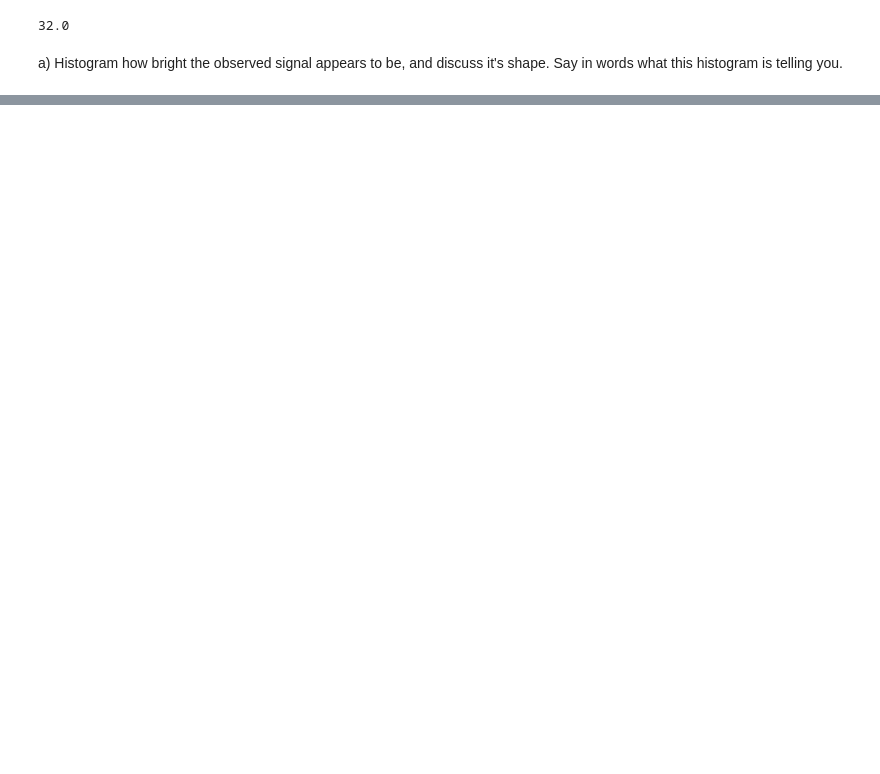
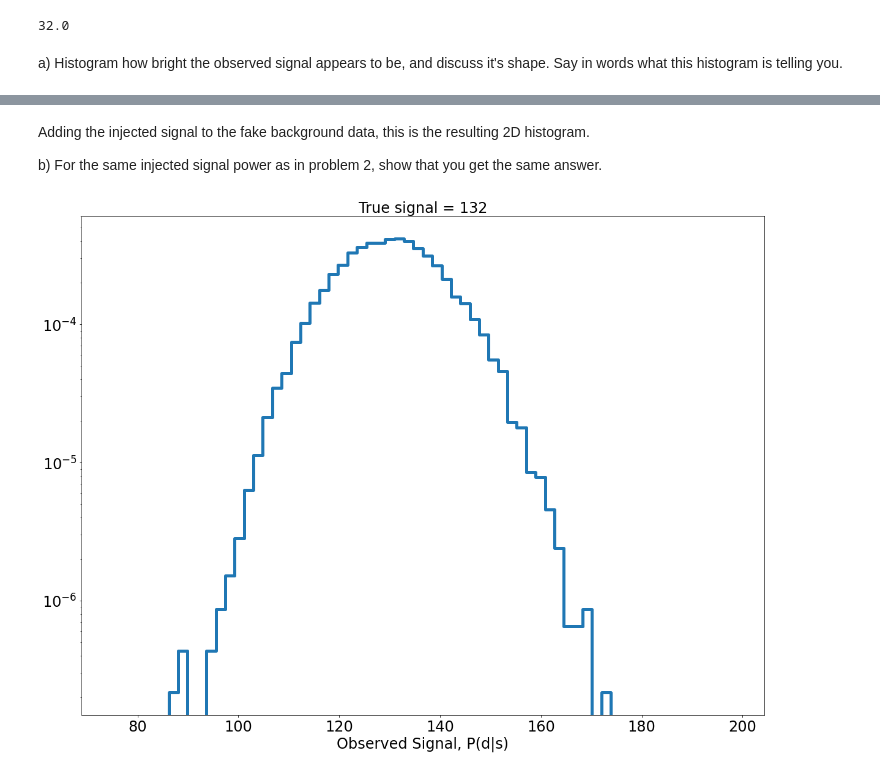
Before and after one commit to kgong13/phys434, a Jupyter notebook: lab6.ipynb, the cells around one changed output, grey strips where cells are left out. Saved outputs shown, nothing was run; the diff lists cells and outputs as text; code cells hidden in the pictures; blank space fills up the shorter version.

```diff
--- a/lab6.ipynb
+++ b/lab6.ipynb
@@ -93,0 +114,17 @@ a) Clearly state what you are simulating, and make a 2D histogram of injected si
+# %% [markdown]
+Adding the injected signal to the fake background data, this is the resulting 2D histogram.
+
+b) For the same injected signal power as in problem 2, show that you get the same answer.
+# %%
+horizontal = Psd[:,12]
+
+#print(temp[horizontal.argmax()])
+
+plt.step(temp[:-1], horizontal, linewidth = 5)
+plt.tick_params(labelsize = 24)
+plt.yscale("log")
+plt.title("True signal = 132", size = 24)
+plt.xlabel("Observed Signal, P(d|s)", size = 24)
+plt.show()
+# %% [output]
+[figure, added]
```
Also changed, not shown: parts of 16 cells of this notebook, 1 other file.
